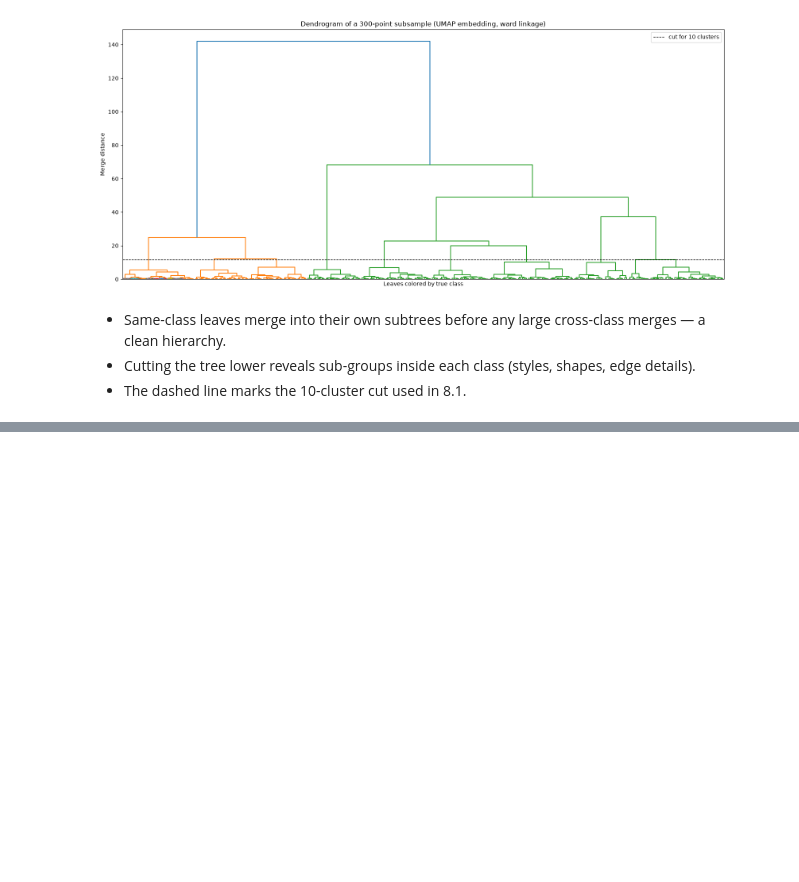
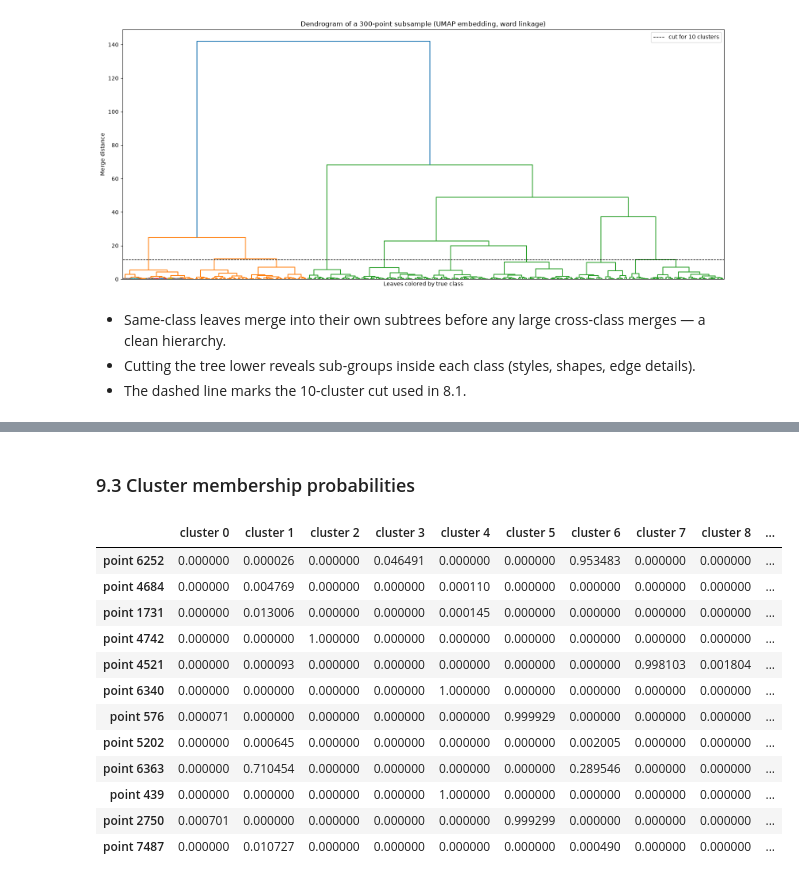
Before and after one commit to WillardDev/Fashion_MNIST_Dataset, a Jupyter notebook: Fashion_MNIST.ipynb, the cells around one changed output, grey strips where cells are left out. Cells and saved outputs as stored; diff of their text form; code cells hidden in the pictures; blank space fills up the shorter version.

```diff
--- a/Fashion_MNIST.ipynb
+++ b/Fashion_MNIST.ipynb
@@ -422,0 +481,12 @@ plt.show()
+# %%
+# Score all four covariance parametrisations at the chosen n_components.
+for cov_type_tmp in ["full", "tied", "diag", "spherical"]:
+    gmm_tmp = GaussianMixture(
+        n_components=n_components_used, covariance_type=cov_type_tmp, random_state=42
+    )
+    gmm_tmp.fit(embedding_fashion)
+    labels_tmp = gmm_tmp.predict(embedding_fashion)
+    ari_tmp = adjusted_rand_score(y_fashion, labels_tmp)
+    nmi_tmp = normalized_mutual_info_score(y_fashion, labels_tmp)
+    bic_tmp = gmm_tmp.bic(embedding_fashion)
+    print(f"{cov_type_tmp:9s} -> ARI: {ari_tmp:.4f} | NMI: {nmi_tmp:.4f}")
@@ -422,0 +553,32 @@ plt.show()
+# %% [markdown]
+### 9.3 Cluster membership probabilities
+# %%
+# Soft membership probabilities
+gmm_sample_idx = np.random.RandomState(42).choice(
+    len(embedding_fashion), size=12, replace=False
+)
+proba_sample = embedding_fashion[gmm_sample_idx]
+
+proba_df = pd.DataFrame(
+    gmm.predict_proba(proba_sample),
+    index=[f"point {i}" for i in gmm_sample_idx],
+    columns=[f"cluster {k}" for k in range(gmm.n_components)],
+)
+
+proba_df.style.highlight_max(
+    axis=1, subset=[f"cluster {k}" for k in range(gmm.n_components)]
+)
+# %% [output]
+|  | cluster 0 | cluster 1 | cluster 2 | cluster 3 | cluster 4 | cluster 5 | cluster 6 | cluster 7 | cluster 8 | ... |
+| point 6252 | 0.000000 | 0.000026 | 0.000000 | 0.046491 | 0.000000 | 0.000000 | 0.953483 | 0.000000 | 0.000000 | ... |
+| point 4684 | 0.000000 | 0.004769 | 0.000000 | 0.000000 | 0.000110 | 0.000000 | 0.000000 | 0.000000 | 0.000000 | ... |
+| point 1731 | 0.000000 | 0.013006 | 0.000000 | 0.000000 | 0.000145 | 0.000000 | 0.000000 | 0.000000 | 0.000000 | ... |
+| point 4742 | 0.000000 | 0.000000 | 1.000000 | 0.000000 | 0.000000 | 0.000000 | 0.000000 | 0.000000 | 0.000000 | ... |
+| point 4521 | 0.000000 | 0.000093 | 0.000000 | 0.000000 | 0.000000 | 0.000000 | 0.000000 | 0.998103 | 0.001804 | ... |
+| point 6340 | 0.000000 | 0.000000 | 0.000000 | 0.000000 | 1.000000 | 0.000000 | 0.000000 | 0.000000 | 0.000000 | ... |
+| point 576 | 0.000071 | 0.000000 | 0.000000 | 0.000000 | 0.000000 | 0.999929 | 0.000000 | 0.000000 | 0.000000 | ... |
+| point 5202 | 0.000000 | 0.000645 | 0.000000 | 0.000000 | 0.000000 | 0.000000 | 0.002005 | 0.000000 | 0.000000 | ... |
+| point 6363 | 0.000000 | 0.710454 | 0.000000 | 0.000000 | 0.000000 | 0.000000 | 0.289546 | 0.000000 | 0.000000 | ... |
+| point 439 | 0.000000 | 0.000000 | 0.000000 | 0.000000 | 1.000000 | 0.000000 | 0.000000 | 0.000000 | 0.000000 | ... |
+| point 2750 | 0.000701 | 0.000000 | 0.000000 | 0.000000 | 0.000000 | 0.999299 | 0.000000 | 0.000000 | 0.000000 | ... |
+| point 7487 | 0.000000 | 0.010727 | 0.000000 | 0.000000 | 0.000000 | 0.000000 | 0.000490 | 0.000000 | 0.000000 | ... |
```
Also changed, not shown: parts of 16 cells of this notebook.
